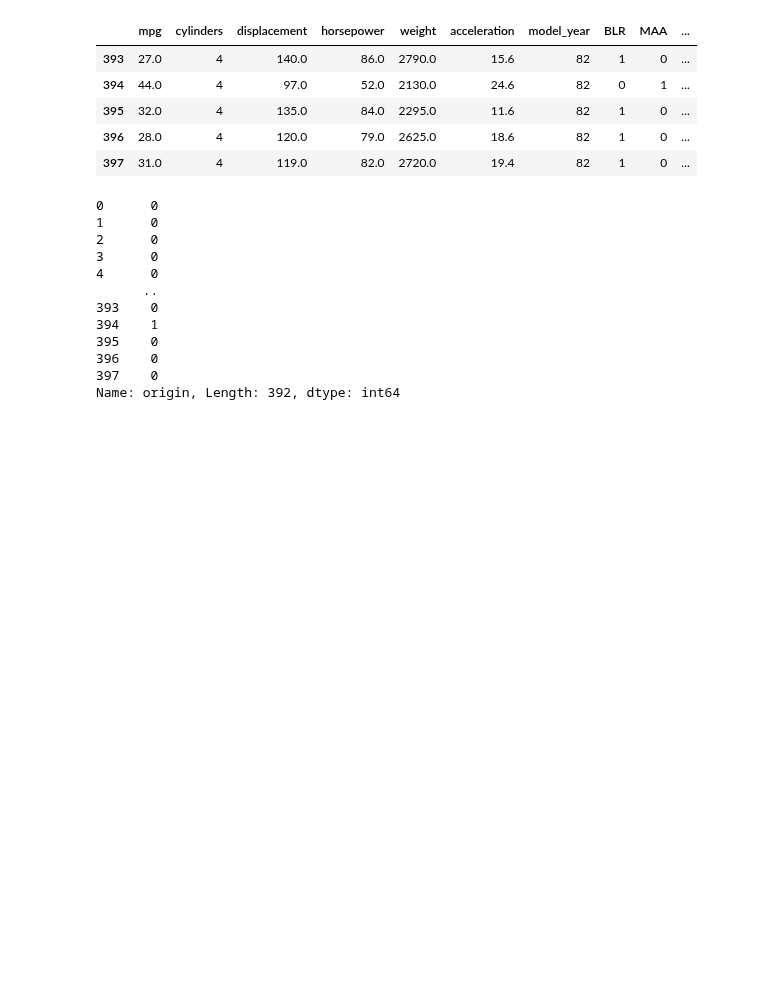
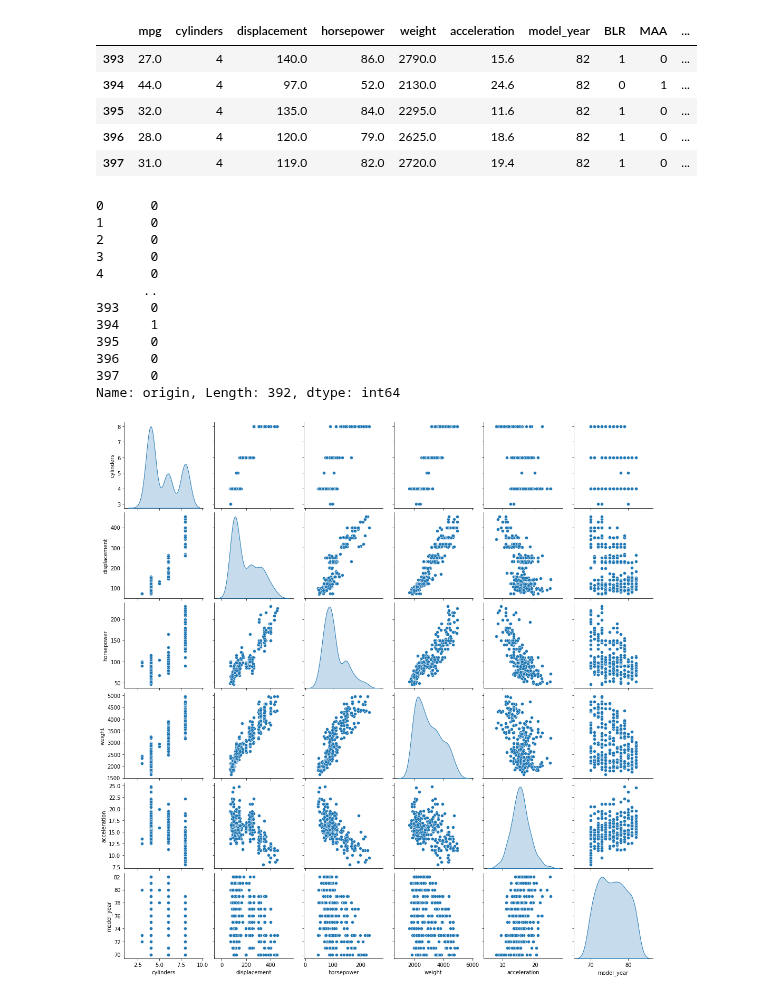
Before and after one commit to lellabhaskar/DataScience, a Jupyter notebook: 2/3p_Deep_Regression.ipynb, the cells around one changed output. Drawn from its saved outputs; the diff is of its cells as text; code cells hidden in the pictures; blank space fills up the shorter version.

```diff
--- a/2/3p_Deep_Regression.ipynb
+++ b/2/3p_Deep_Regression.ipynb
@@ -236,3 +236,11 @@ df.tail()
 396    0
 397    0
 Name: origin, Length: 392, dtype: int64
+# %%
+traindata = df.sample(frac=0.75, random_state=42)
+# %%
+myfeatures = traindata.columns[1:-3] # from cylinders till model_year
+sns.pairplot(traindata[myfeatures], diag_kind='kde')
+plt.show()
+# %% [output]
+[figure, added]
```
Also changed, not shown: parts of 8 cells of this notebook.
